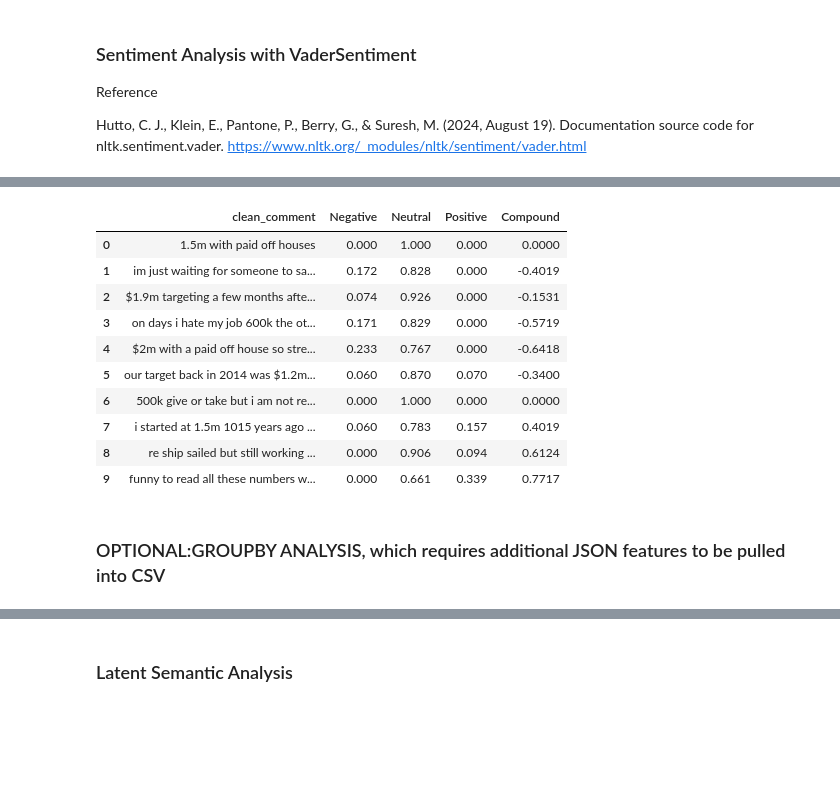
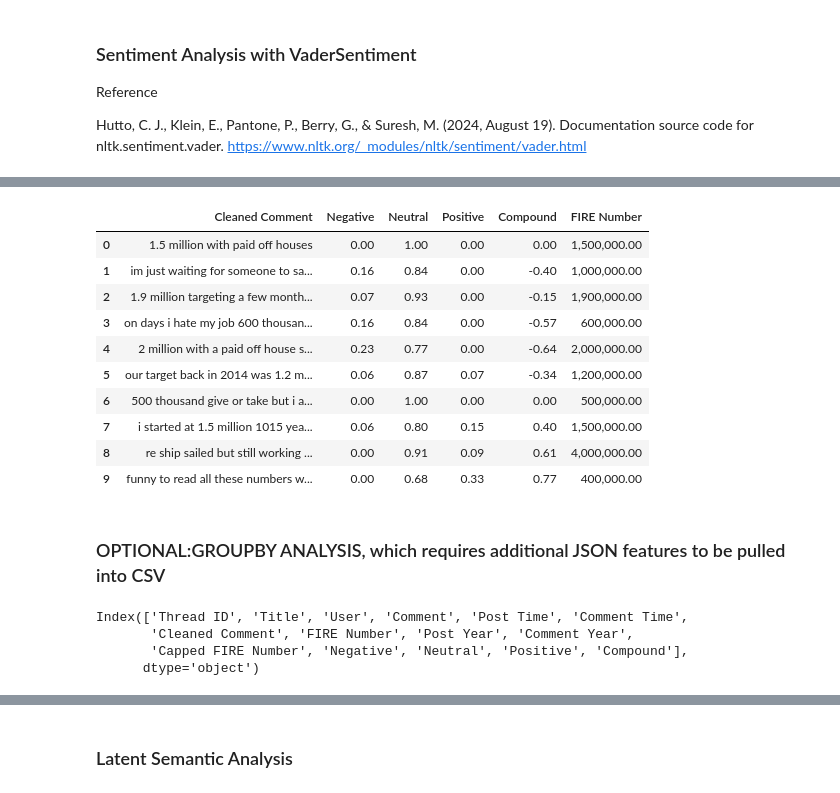
Before and after one commit to vanguardfox/ads509-group5, a Jupyter notebook: ADS509_Final_Project.ipynb, the cells around one changed output, grey strips where cells are left out. Saved outputs shown, nothing was run; the diff lists cells and outputs as text; code cells hidden in the pictures; blank space fills up the shorter version.

```diff
--- a/ADS509_Final_Project.ipynb
+++ b/ADS509_Final_Project.ipynb
@@ -402,0 +393,2 @@ None
+# %%
+fire_df['Capped FIRE Number'] = cap_outliers(fire_df['FIRE Number'])
@@ -402,0 +397,9 @@ None
+# %%
+mean_fire_by_post_year = fire_df.groupby('Post Year')['Capped FIRE Number'].mean()
+median_fire_by_post_year = fire_df.groupby('Post Year')['Capped FIRE Number'].median()
+fire_stats_by_post_year = pd.DataFrame({
+    'Mean FIRE': mean_fire_by_post_year,
+    'Median FIRE': median_fire_by_post_year
+})
+pd.options.display.float_format = '{:,.2f}'.format
+fire_stats_by_post_year
@@ -402,0 +415,9 @@ None
+# %%
+mean_fire_by_comment_year = fire_df.groupby('Comment Year')['Capped FIRE Number'].mean()
+median_fire_by_comment_year = fire_df.groupby('Comment Year')['Capped FIRE Number'].median()
+fire_stats_by_comment_year = pd.DataFrame({
+    'Mean FIRE': mean_fire_by_comment_year,
+    'Median FIRE': median_fire_by_comment_year
+})
+pd.options.display.float_format = '{:,.2f}'.format
+fire_stats_by_comment_year
@@ -503,20 +527,20 @@ def get_sentiment_score(comment):
     return pd.Series([scores['neg'], scores['neu'], scores['pos'], scores['compound']],
                     index=['Negative', 'Neutral', 'Positive', 'Compound'])
 # %%
-rfire_df[['Negative', 'Neutral', 'Positive', 'Compound']] = rfire_df['clean_comment'].apply(get_sentiment_score)
+fire_df[['Negative', 'Neutral', 'Positive', 'Compound']] = fire_df['Cleaned Comment'].apply(get_sentiment_score)
 # %%
-rfire_df[['clean_comment', 'Negative', 'Neutral', 'Positive', 'Compound']].head(10)
+fire_df[['Cleaned Comment', 'Negative', 'Neutral', 'Positive', 'Compound', 'FIRE Number']].head(10)
 # %% [output]
-|  | clean_comment | Negative | Neutral | Positive | Compound |
-| 0 | 1.5m with paid off houses | 0.000 | 1.000 | 0.000 | 0.0000 |
-| 1 | im just waiting for someone to sa... | 0.172 | 0.828 | 0.000 | -0.4019 |
-| 2 | $1.9m targeting a few months afte... | 0.074 | 0.926 | 0.000 | -0.1531 |
-| 3 | on days i hate my job 600k the ot... | 0.171 | 0.829 | 0.000 | -0.5719 |
-| 4 | $2m with a paid off house so stre... | 0.233 | 0.767 | 0.000 | -0.6418 |
-| 5 | our target back in 2014 was $1.2m... | 0.060 | 0.870 | 0.070 | -0.3400 |
-| 6 | 500k give or take but i am not re... | 0.000 | 1.000 | 0.000 | 0.0000 |
-| 7 | i started at 1.5m 1015 years ago ... | 0.060 | 0.783 | 0.157 | 0.4019 |
-| 8 | re ship sailed but still working ... | 0.000 | 0.906 | 0.094 | 0.6124 |
-| 9 | funny to read all these numbers w... | 0.000 | 0.661 | 0.339 | 0.7717 |
+|  | Cleaned Comment | Negative | Neutral | Positive | Compound | FIRE Number |
+| 0 | 1.5 million with paid off houses | 0.00 | 1.00 | 0.00 | 0.00 | 1,500,000.00 |
+| 1 | im just waiting for someone to sa... | 0.16 | 0.84 | 0.00 | -0.40 | 1,000,000.00 |
+| 2 | 1.9 million targeting a few month... | 0.07 | 0.93 | 0.00 | -0.15 | 1,900,000.00 |
+| 3 | on days i hate my job 600 thousan... | 0.16 | 0.84 | 0.00 | -0.57 | 600,000.00 |
+| 4 | 2 million with a paid off house s... | 0.23 | 0.77 | 0.00 | -0.64 | 2,000,000.00 |
+| 5 | our target back in 2014 was 1.2 m... | 0.06 | 0.87 | 0.07 | -0.34 | 1,200,000.00 |
+| 6 | 500 thousand give or take but i a... | 0.00 | 1.00 | 0.00 | 0.00 | 500,000.00 |
+| 7 | i started at 1.5 million 1015 yea... | 0.06 | 0.80 | 0.15 | 0.40 | 1,500,000.00 |
+| 8 | re ship sailed but still working ... | 0.00 | 0.91 | 0.09 | 0.61 | 4,000,000.00 |
+| 9 | funny to read all these numbers w... | 0.00 | 0.68 | 0.33 | 0.77 | 400,000.00 |
 # %% [markdown]
 ### OPTIONAL:GROUPBY ANALYSIS, which requires additional JSON features to be pulled into CSV
@@ -525,0 +547,7 @@ sentiment_by_<FEATURE NAME>
+# %%
+fire_df.columns
+# %% [output]
+Index(['Thread ID', 'Title', 'User', 'Comment', 'Post Time', 'Comment Time',
+       'Cleaned Comment', 'FIRE Number', 'Post Year', 'Comment Year',
+       'Capped FIRE Number', 'Negative', 'Neutral', 'Positive', 'Compound'],
+      dtype='object')
```
Also changed, not shown: parts of 31 cells of this notebook, 2 other files.
